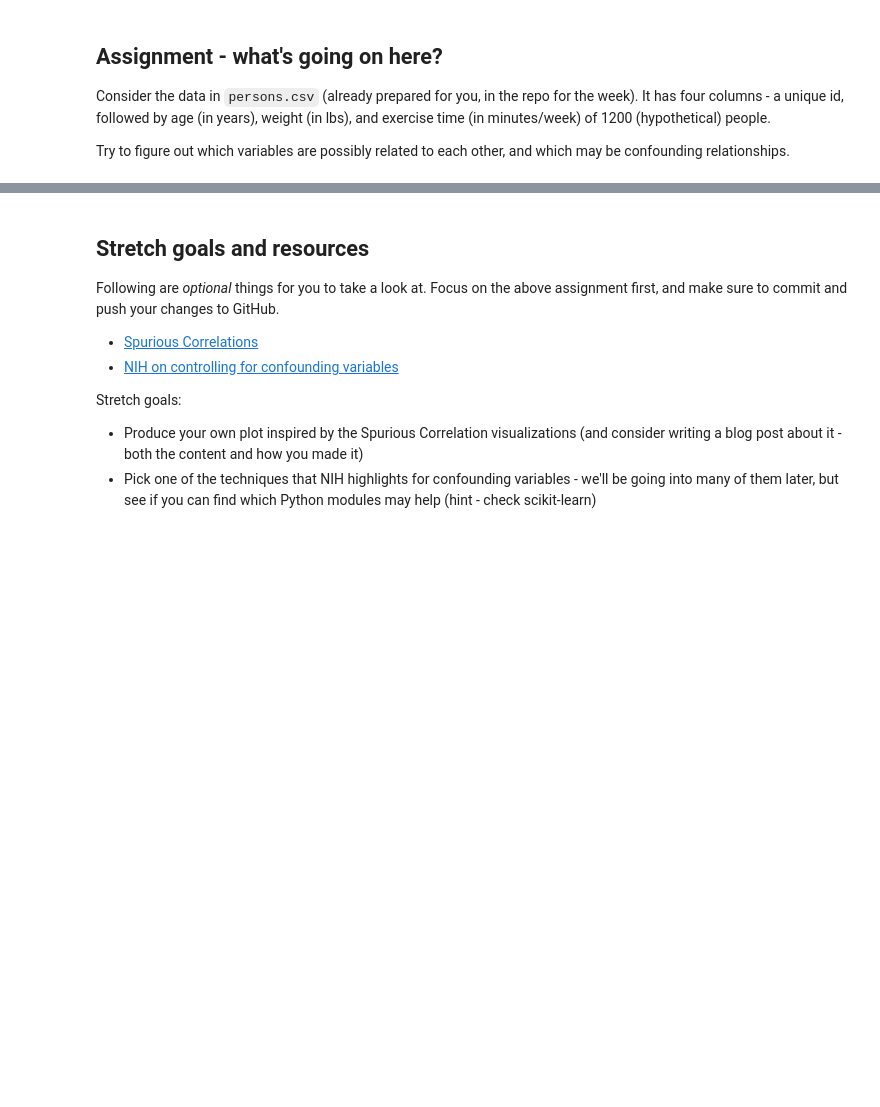
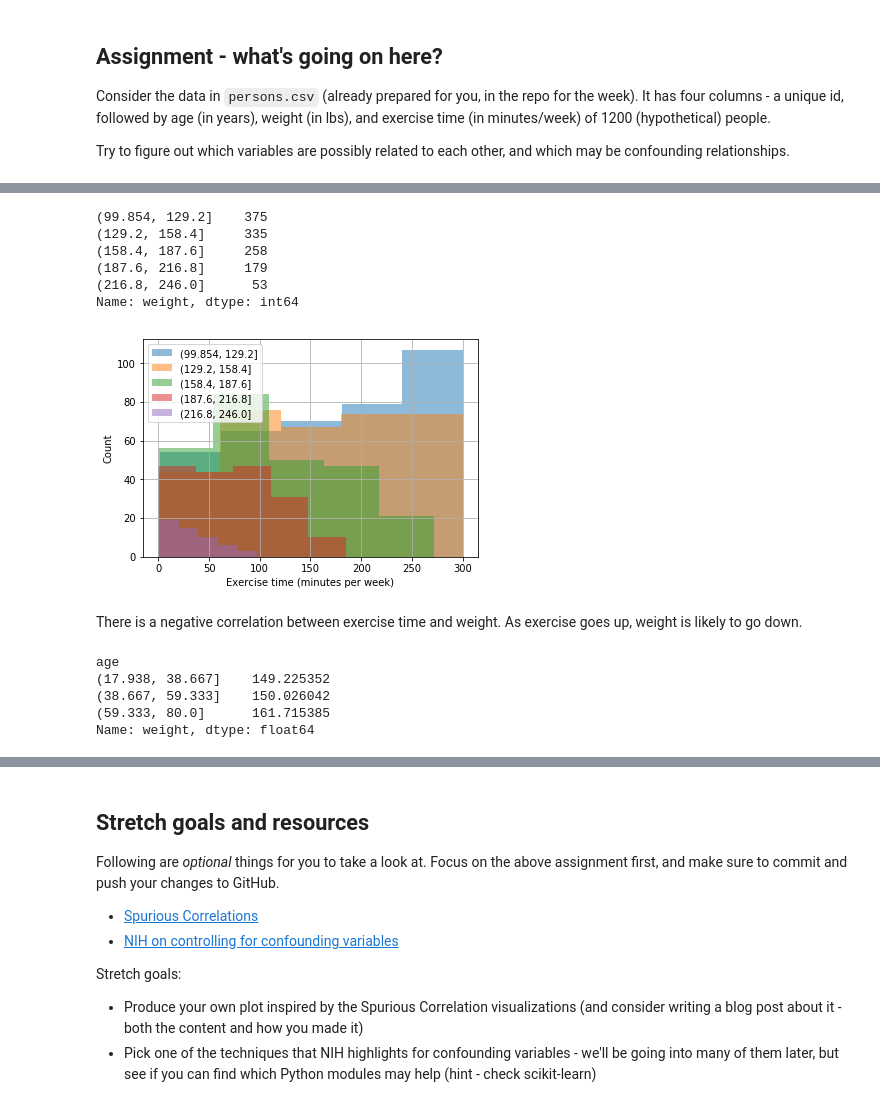
Before and after one commit to ngriggs/DS-Unit-1-Sprint-1-Dealing-With-Data, a Jupyter notebook: module3-databackedassertions/LS_DS_114_Making_Data_backed_Assertions.ipynb, the cells around one changed output, grey strips where cells are left out. Drawn from its saved outputs; the diff is of its cells as text; code cells hidden in the pictures; blank space fills up the shorter version.

```diff
--- a/module3-databackedassertions/LS_DS_114_Making_Data_backed_Assertions.ipynb
+++ b/module3-databackedassertions/LS_DS_114_Making_Data_backed_Assertions.ipynb
@@ -226,0 +472,26 @@ Try to figure out which variables are possibly related to each other, and which
+# %%
+weight_bins.value_counts()
+# %% [output]
+(99.854, 129.2]    375
+(129.2, 158.4]     335
+(158.4, 187.6]     258
+(187.6, 216.8]     179
+(216.8, 246.0]      53
+Name: weight, dtype: int64
+# %%
+df.groupby(weight_bins).exercise_time.hist(bins = 5, alpha=0.5);
+plt.xlabel('Exercise time (minutes per week)')
+plt.ylabel('Count')
+plt.legend(sorted(weight_list_bins));
+# %% [output]
+[figure, added]
+# %% [markdown]
+There is a negative correlation between exercise time and weight. As exercise goes up, weight is likely to go down.
+# %%
+df.groupby(age_bins).weight.mean()
+# %% [output]
+age
+(17.938, 38.667]    149.225352
+(38.667, 59.333]    150.026042
+(59.333, 80.0]      161.715385
+Name: weight, dtype: float64
```
Also changed, not shown: parts of 35 cells of this notebook.
